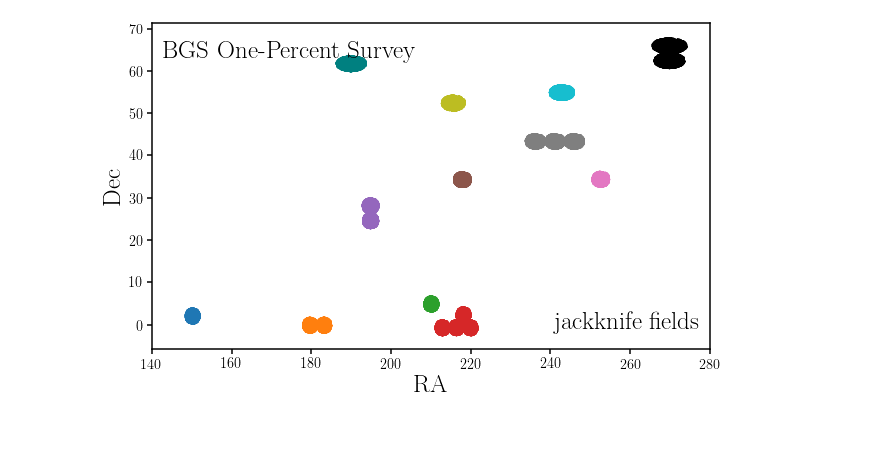
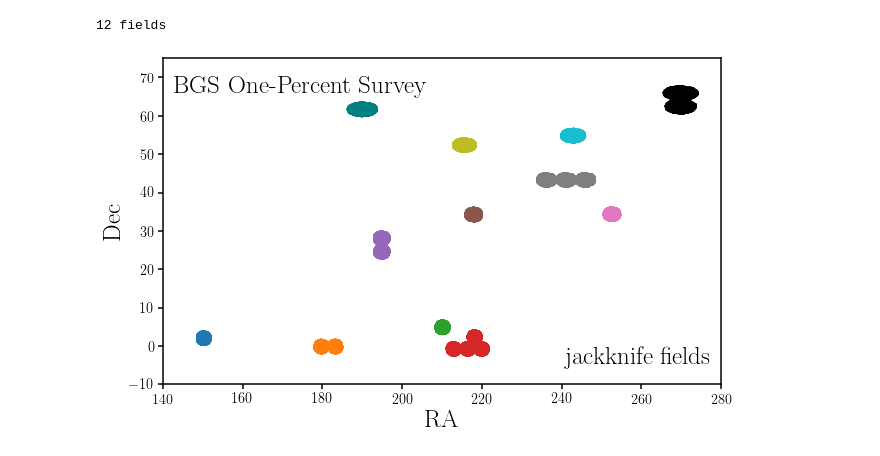
Before and after one commit to changhoonhahn/gapos, a Jupyter notebook: papers/edr/nb/jack.ipynb, the cells around one changed output. Drawn from its saved outputs; the diff is of its cells as text; code cells hidden in the pictures.

```diff
--- a/papers/edr/nb/jack.ipynb
+++ b/papers/edr/nb/jack.ipynb
@@ -36,22 +36,26 @@ fields = [
     ((bgs['RA'] > 180) & (bgs['RA'] < 200) & (bgs['DEC'] > 55) & (bgs['DEC'] < 70)),
     ((bgs['RA'] > 260) & (bgs['RA'] < 280) & (bgs['DEC'] > 55) & (bgs['DEC'] < 70))
 ]
+# %%
+print('%i fields' % len(fields))
+# %% [output]
+12 fields
 # %%
 fig = plt.figure(figsize=(10,6))
 sub = fig.add_subplot(111)
 #sub.scatter(bgs['RA'], bgs['DEC'], s=1)
 for field in fields[:-2]:
     sub.scatter(bgs['RA'][field], bgs['DEC'][field], s=1, rasterized=True)
 sub.scatter(bgs['RA'][fields[-1]], bgs['DEC'][fields[-1]], s=1, c='k', rasterized=True)
 sub.scatter(bgs['RA'][fields[-2]], bgs['DEC'][fields[-2]], s=1, c='teal', rasterized=True)
 
 sub.set_xlabel('RA', fontsize=25)
 sub.set_xlim(140, 280)
 sub.set_ylabel('Dec', fontsize=25)
-#sub.set_ylim(-10, 10)
+sub.set_ylim(-10, 75)
 sub.text(0.02, 0.95, 'BGS One-Percent Survey', ha='left', va='top', fontsize=25, transform=sub.transAxes)
 sub.text(0.98, 0.05, 'jackknife fields',
          ha='right', va='bottom', fontsize=25, transform=sub.transAxes)
 fig.savefig('../figs/jackknife_fields.pdf', bbox_inches='tight')
 # %% [output]
-[figure, old version]
+[figure, new version]
```
Also changed, not shown: 1 other file.
